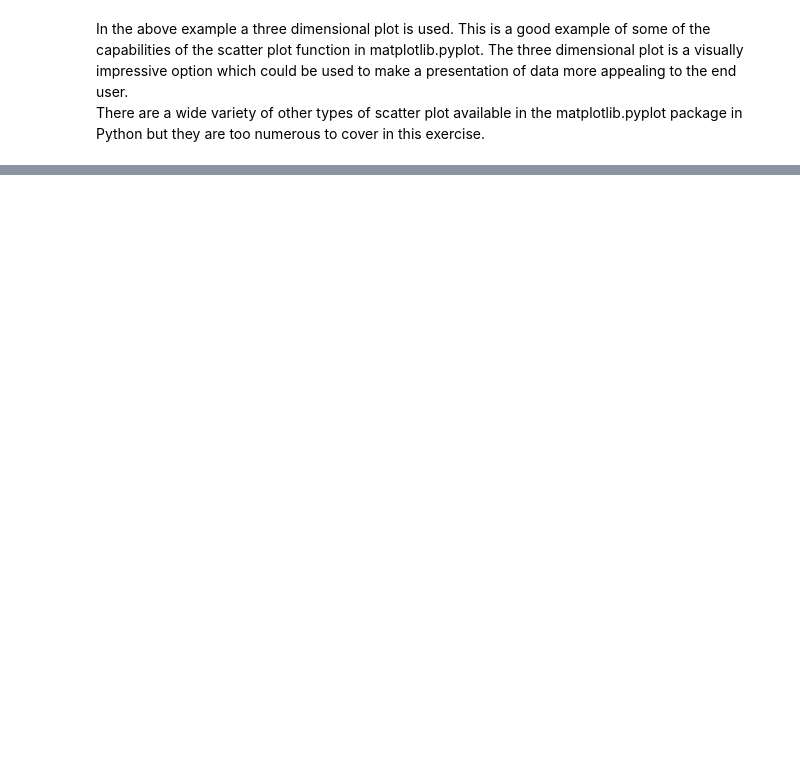
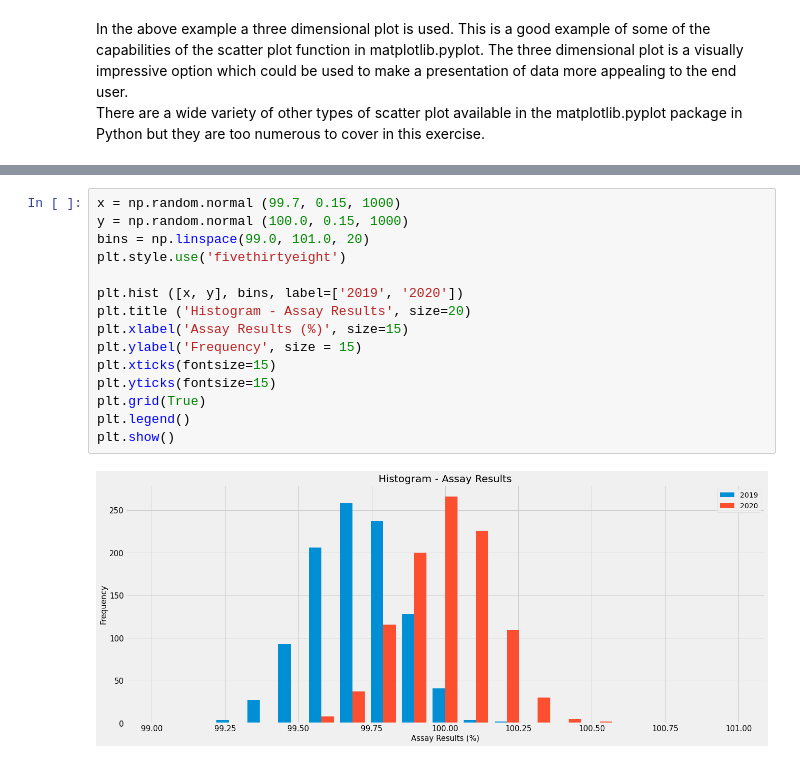
Before and after one commit to G00398275/FODA2021, a Jupyter notebook: pyplot.ipynb, the cells around one changed output, grey strips where cells are left out. Drawn from its saved outputs; the diff is of its cells as text; blank space fills up the shorter version.

```diff
--- a/pyplot.ipynb
+++ b/pyplot.ipynb
@@ -158,0 +212,17 @@ There are a wide variety of other types of scatter plot available in the matplot
+# %%
+x = np.random.normal (99.7, 0.15, 1000)
+y = np.random.normal (100.0, 0.15, 1000)
+bins = np.linspace(99.0, 101.0, 20)
+plt.style.use('fivethirtyeight')
+
+plt.hist ([x, y], bins, label=['2019', '2020'])
+plt.title ('Histogram - Assay Results', size=20)
+plt.xlabel('Assay Results (%)', size=15)
+plt.ylabel('Frequency', size = 15)
+plt.xticks(fontsize=15)
+plt.yticks(fontsize=15)
+plt.grid(True)
+plt.legend()
+plt.show()
+# %% [output]
+[figure, added]
```
Also changed, not shown: parts of 15 cells of this notebook.
